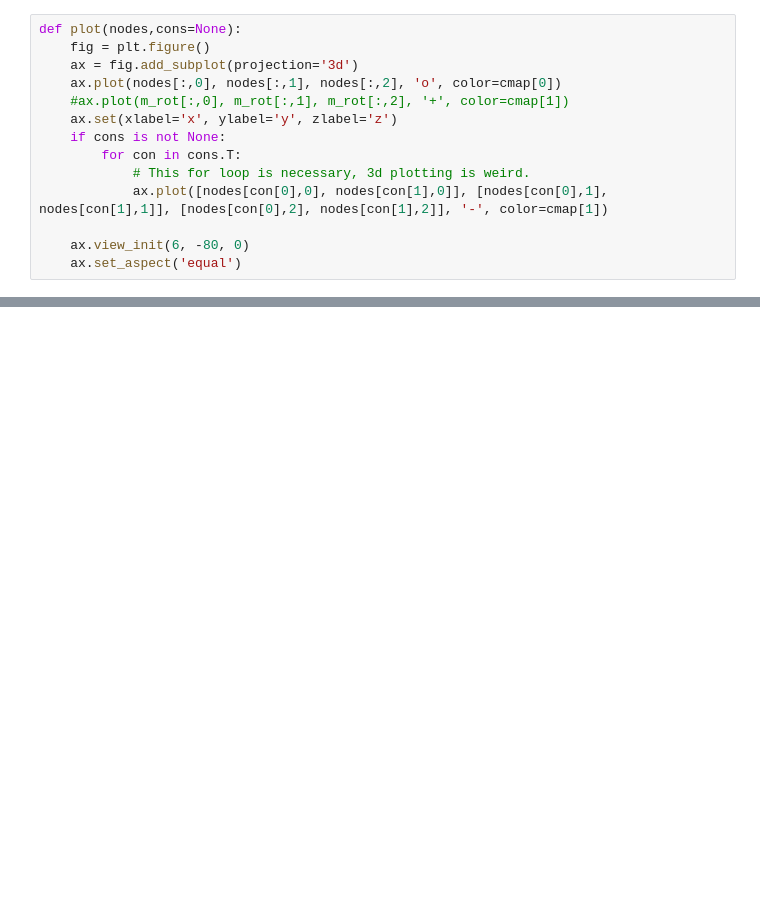
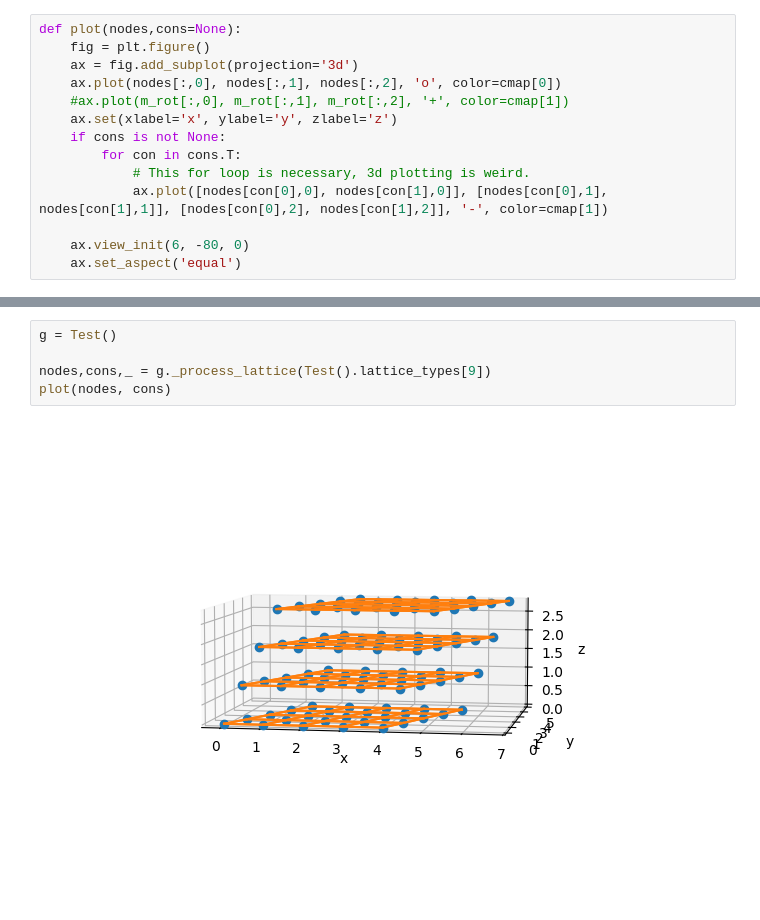
Before and after one commit to SteWey0/Computerpraktikum, a Jupyter notebook: 3d_tests.ipynb, the cells around one changed output, grey strips where cells are left out. Drawn from its saved outputs; the diff is of its cells as text; blank space fills up the shorter version.

```diff
--- a/3d_tests.ipynb
+++ b/3d_tests.ipynb
@@ -106,0 +254,7 @@ IndexError: Dimension out of range (expected to be in range of [-1, 0], but got
+# %%
+g = Test()
+
+nodes,cons,_ = g._process_lattice(Test().lattice_types[9])
+plot(nodes, cons)
+# %% [output]
+[figure, added]
```
Also changed, not shown: parts of 6 cells of this notebook, 2 other files.
